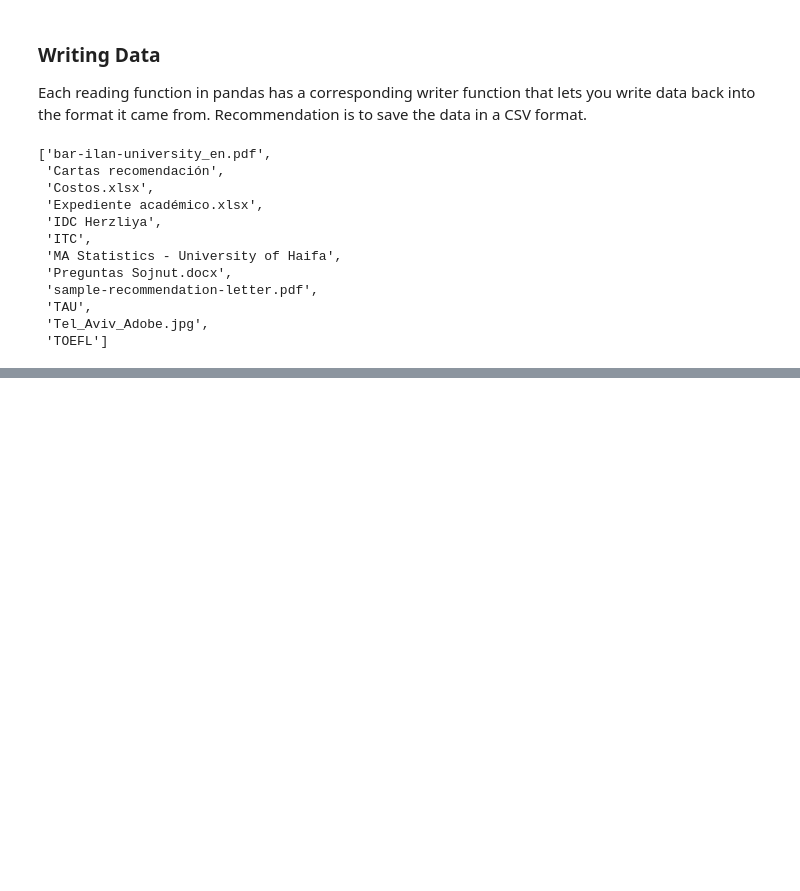
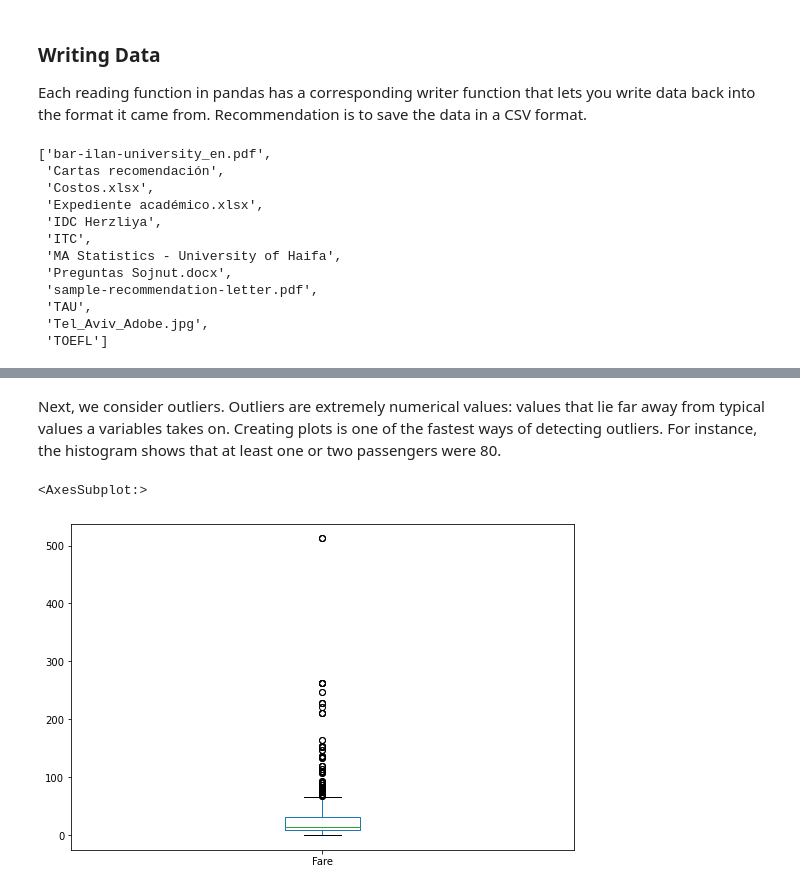
Before and after one commit to micaelasinger/PythonForDataAnalysis, a Jupyter notebook: Python for Data Analysis.ipynb, the cells around one changed output, grey strips where cells are left out. Cells and saved outputs as stored; diff of their text form; code cells hidden in the pictures; blank space fills up the shorter version.

```diff
--- a/Python for Data Analysis.ipynb
+++ b/Python for Data Analysis.ipynb
@@ -1433,0 +2154,9 @@ os.listdir("C://Users//Micaela Rodriguez//Documents//Alia//Documentos Alia//Mast
+# %% [markdown]
+Next, we consider outliers. Outliers are extremely numerical values: values that lie far away from typical values a variables takes on. Creating plots is one of the fastest ways of detecting outliers. For instance, the histogram shows that at least one or two passengers were 80.
+# %%
+# Check outliers in Fare
+titanic_train["Fare"].plot(kind = "box",
+                          figsize = (9,6))
+# %% [output]
+<AxesSubplot:>
+[figure, added]
```
Also changed, not shown: parts of 104 cells of this notebook.
